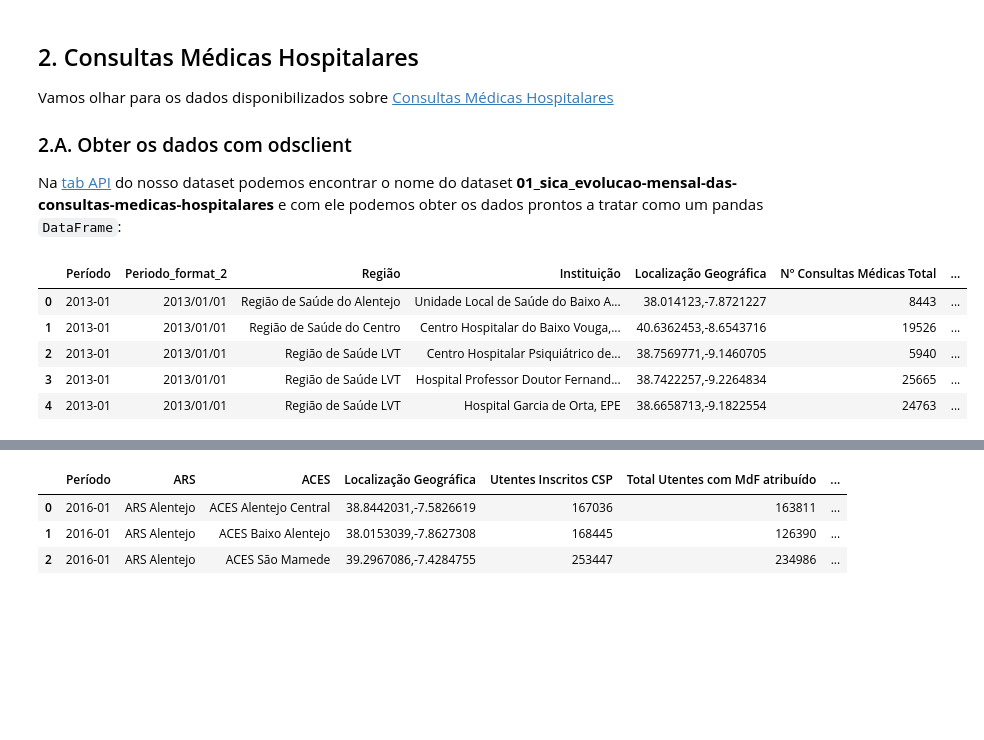
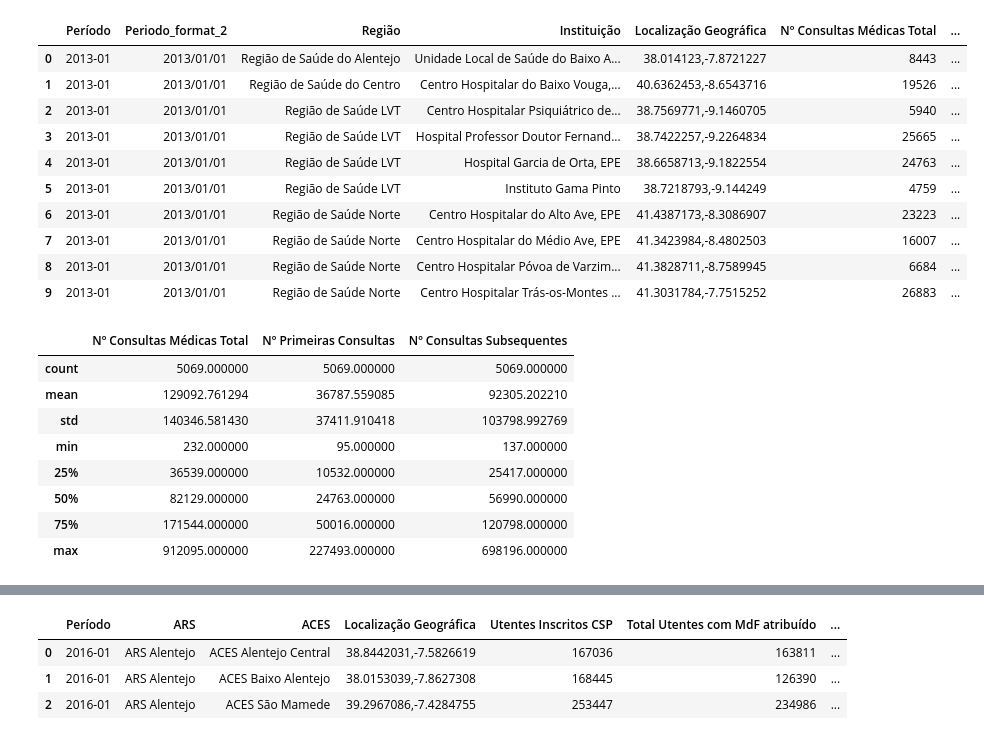
Before and after one commit to zevarela/dssg, a Jupyter notebook: Tutorial_SNS_2021-09.ipynb, the cells around one changed output, grey strips where cells are left out. Saved outputs shown, nothing was run; the diff lists cells and outputs as text; code cells hidden in the pictures; blank space fills up the shorter version.

```diff
--- a/Tutorial_SNS_2021-09.ipynb
+++ b/Tutorial_SNS_2021-09.ipynb
@@ -75,45 +100,43 @@ Carregar as bibliotecas e algumas funções que vamos usar.
 # %%
 %matplotlib inline
 
 from calendar import month_abbr
 from datetime import datetime
-import re
-import requests
-import warnings
-
+#import warnings
 import matplotlib.pyplot as plt
 from matplotlib.ticker import MultipleLocator, FixedLocator
 import numpy as np
 from odsclient import get_whole_dataframe
 import pandas as pd
 import seaborn as sns
 
 
-warnings.filterwarnings("ignore", category=UserWarning)
+#warnings.filterwarnings("ignore", category=UserWarning)
 
-def get_df_from_url(url):
-    response = requests.get(url)
-    return pd.read_json(response.text)
-
-def get_month_labels_from_date_columns(df):
-    return [f"{month_abbr[dt.month]}-{dt.year}" for dt in df.columns]
+df_hosp = get_whole_dataframe("01_sica_evolucao-mensal-das-consultas-medicas-hospitalares",
+                              base_url="https://transparencia.sns.gov.pt/", tqdm=True)
+df_hosp.head(10)
+# %% [output]
+|  | Período | Periodo_format_2 | Região | Instituição | Localização Geográfica | Nº Consultas Médicas Total | ... |
+| 0 | 2013-01 | 2013/01/01 | Região de Saúde do Alentejo | Unidade Local de Saúde do Baixo A... | 38.014123,-7.8721227 | 8443 | ... |
+| 1 | 2013-01 | 2013/01/01 | Região de Saúde do Centro | Centro Hospitalar do Baixo Vouga,... | 40.6362453,-8.6543716 | 19526 | ... |
+| 2 | 2013-01 | 2013/01/01 | Região de Saúde LVT | Centro Hospitalar Psiquiátrico de... | 38.7569771,-9.1460705 | 5940 | ... |
+| 3 | 2013-01 | 2013/01/01 | Região de Saúde LVT | Hospital Professor Doutor Fernand... | 38.7422257,-9.2264834 | 25665 | ... |
+| 4 | 2013-01 | 2013/01/01 | Região de Saúde LVT | Hospital Garcia de Orta, EPE | 38.6658713,-9.1822554 | 24763 | ... |
+| 5 | 2013-01 | 2013/01/01 | Região de Saúde LVT | Instituto Gama Pinto | 38.7218793,-9.144249 | 4759 | ... |
+| 6 | 2013-01 | 2013/01/01 | Região de Saúde Norte | Centro Hospitalar do Alto Ave, EPE | 41.4387173,-8.3086907 | 23223 | ... |
+| 7 | 2013-01 | 2013/01/01 | Região de Saúde Norte | Centro Hospitalar do Médio Ave, EPE | 41.3423984,-8.4802503 | 16007 | ... |
+| 8 | 2013-01 | 2013/01/01 | Região de Saúde Norte | Centro Hospitalar Póvoa de Varzim... | 41.3828711,-8.7589945 | 6684 | ... |
+| 9 | 2013-01 | 2013/01/01 | Região de Saúde Norte | Centro Hospitalar Trás-os-Montes ... | 41.3031784,-7.7515252 | 26883 | ... |
-# %% [markdown]
-## 2. Consultas Médicas Hospitalares
-
-Vamos olhar para os dados disponibilizados sobre <a href="https://transparencia.sns.gov.pt/explore/dataset/01_sica_evolucao-mensal-das-consultas-medicas-hospitalares">Consultas Médicas Hospitalares</a>
-
-
-### 2.A. Obter os dados com odsclient
-
-Na <a href="https://transparencia.sns.gov.pt/explore/dataset/01_sica_evolucao-mensal-das-consultas-medicas-hospitalares/api/?sort=periodo">tab API</a> do nosso dataset podemos encontrar o nome do dataset **01_sica_evolucao-mensal-das-consultas-medicas-hospitalares** e com ele podemos obter os dados prontos a tratar como um pandas `DataFrame`:
-# %%
-df_hosp = get_whole_dataframe("01_sica_evolucao-mensal-das-consultas-medicas-hospitalares",
-                              base_url="https://transparencia.sns.gov.pt/", tqdm=True)
-df_hosp.head()
-# %% [output]
-|  | Período | Periodo_format_2 | Região | Instituição | Localização Geográfica | Nº Consultas Médicas Total | ... |
-| 0 | 2013-01 | 2013/01/01 | Região de Saúde do Alentejo | Unidade Local de Saúde do Baixo A... | 38.014123,-7.8721227 | 8443 | ... |
-| 1 | 2013-01 | 2013/01/01 | Região de Saúde do Centro | Centro Hospitalar do Baixo Vouga,... | 40.6362453,-8.6543716 | 19526 | ... |
-| 2 | 2013-01 | 2013/01/01 | Região de Saúde LVT | Centro Hospitalar Psiquiátrico de... | 38.7569771,-9.1460705 | 5940 | ... |
-| 3 | 2013-01 | 2013/01/01 | Região de Saúde LVT | Hospital Professor Doutor Fernand... | 38.7422257,-9.2264834 | 25665 | ... |
-| 4 | 2013-01 | 2013/01/01 | Região de Saúde LVT | Hospital Garcia de Orta, EPE | 38.6658713,-9.1822554 | 24763 | ... |
+# %%
+df_hosp.describe()
+# %% [output]
+|  | Nº Consultas Médicas Total | Nº Primeiras Consultas | Nº Consultas Subsequentes |
+| count | 5069.000000 | 5069.000000 | 5069.000000 |
+| mean | 129092.761294 | 36787.559085 | 92305.202210 |
+| std | 140346.581430 | 37411.910418 | 103798.992769 |
+| min | 232.000000 | 95.000000 | 137.000000 |
+| 25% | 36539.000000 | 10532.000000 | 25417.000000 |
+| 50% | 82129.000000 | 24763.000000 | 56990.000000 |
+| 75% | 171544.000000 | 50016.000000 | 120798.000000 |
+| max | 912095.000000 | 227493.000000 | 698196.000000 |
```
Also changed, not shown: parts of 13 cells of this notebook.
